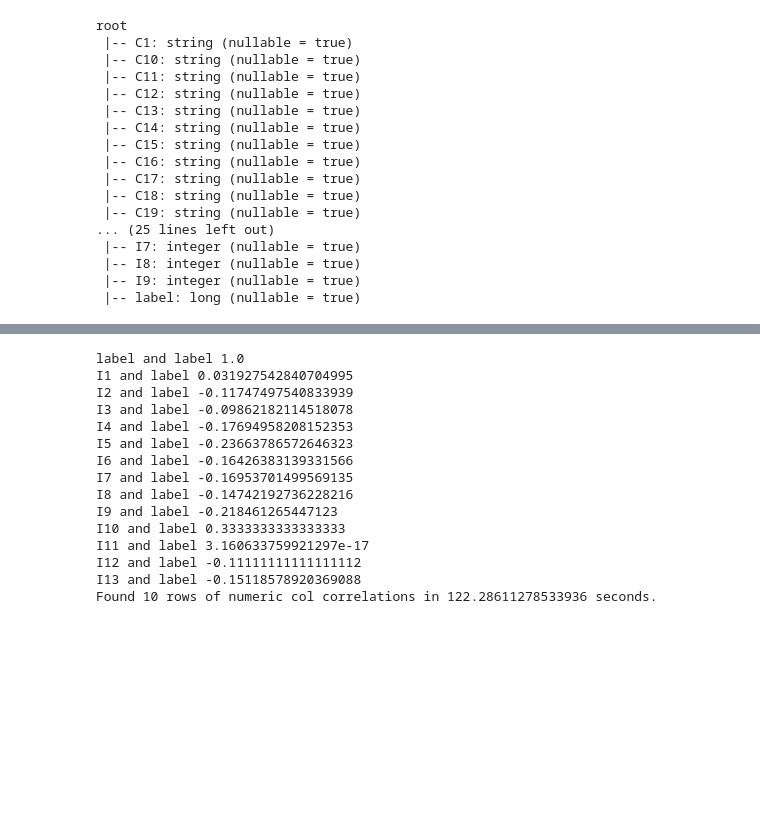
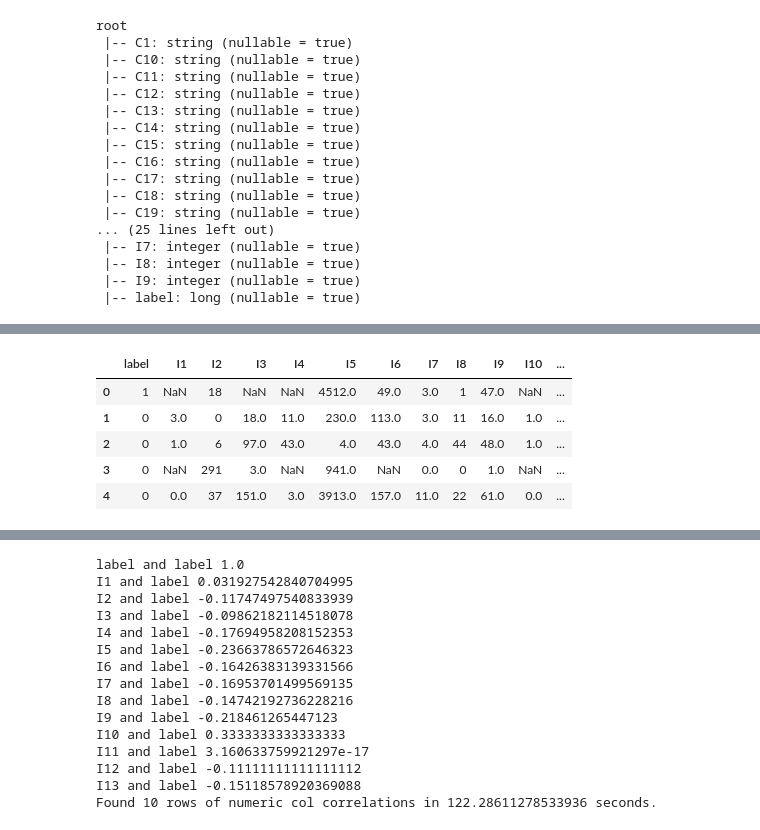
Before and after one commit to pkurapati/W261-Criteo, a Jupyter notebook: notebook_Arnoldy_v2.ipynb, the cells around one changed output, grey strips where cells are left out. Saved outputs shown, nothing was run; the diff lists cells and outputs as text; code cells hidden in the pictures; blank space fills up the shorter version.

```diff
--- a/notebook_Arnoldy_v2.ipynb
+++ b/notebook_Arnoldy_v2.ipynb
@@ -240,8 +253,15 @@ numSamplePDF.describe()
 sampleDF.agg({"label": "avg"}).show()
 # %%
 # create pandas df with just label and numeric columns
-numericPDF = df[numeric_features + "label"]
-numericPDF.show()
+numericPDF = samplePDF[label_and_numeric]
+numericPDF.head()
+# %% [output]
+|  | label | I1 | I2 | I3 | I4 | I5 | I6 | I7 | I8 | I9 | I10 | ... |
+| 0 | 1 | NaN | 18 | NaN | NaN | 4512.0 | 49.0 | 3.0 | 1 | 47.0 | NaN | ... |
+| 1 | 0 | 3.0 | 0 | 18.0 | 11.0 | 230.0 | 113.0 | 3.0 | 11 | 16.0 | 1.0 | ... |
+| 2 | 0 | 1.0 | 6 | 97.0 | 43.0 | 4.0 | 43.0 | 4.0 | 44 | 48.0 | 1.0 | ... |
+| 3 | 0 | NaN | 291 | 3.0 | NaN | 941.0 | NaN | 0.0 | 0 | 1.0 | NaN | ... |
+| 4 | 0 | 0.0 | 37 | 151.0 | 3.0 | 3913.0 | 157.0 | 11.0 | 22 | 61.0 | 0.0 | ... |
 # %%
 plt.matshow(numericPDF.corr())
 plt.show()
```
Also changed, not shown: parts of 4 cells of this notebook.
